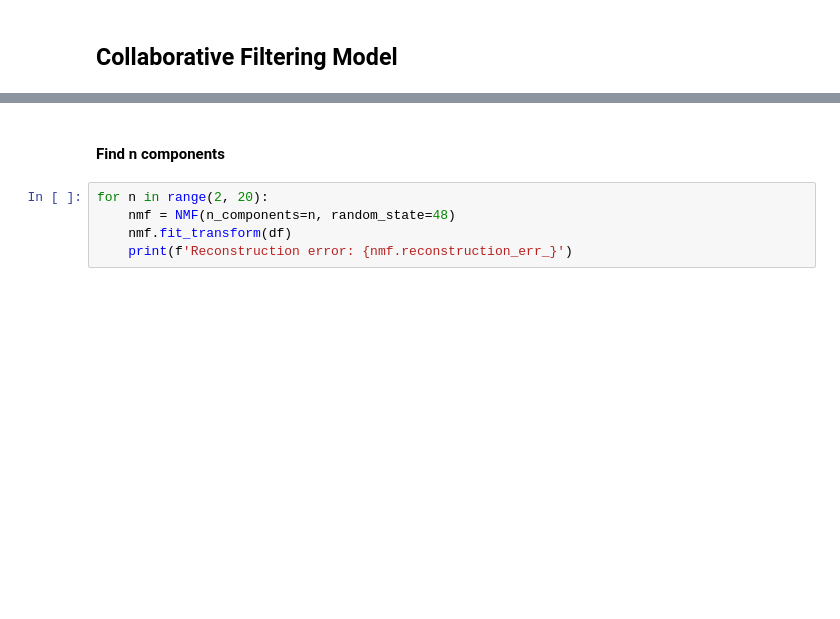
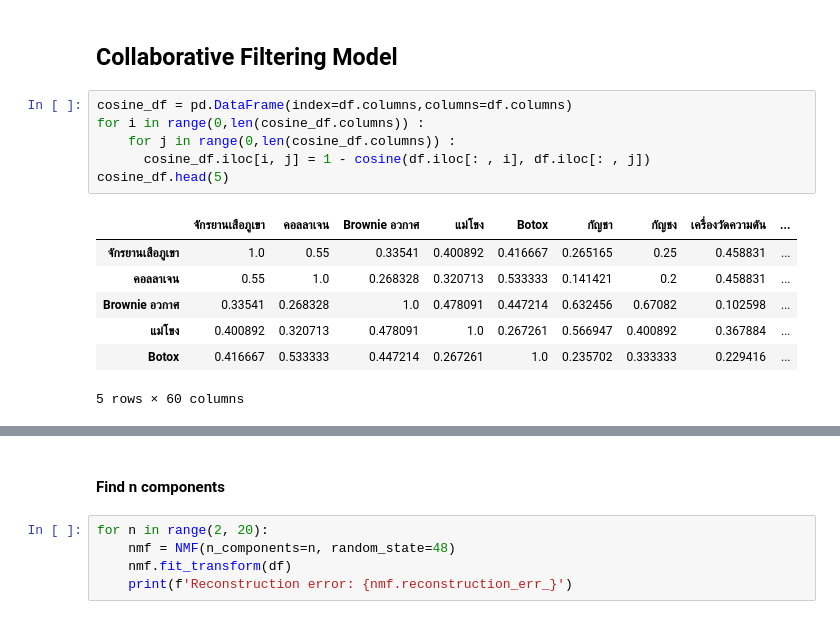
Before and after one commit to scriptkiid/BADS7105-CRM-analytics-and-intelligencece, a Jupyter notebook: Homework 07 – Product Recommendation/notebook.ipynb, the cells around one changed output, grey strips where cells are left out. Drawn from its saved outputs; the diff is of its cells as text; blank space fills up the shorter version.

```diff
--- a/Homework 07 – Product Recommendation/notebook.ipynb
+++ b/Homework 07 – Product Recommendation/notebook.ipynb
@@ -272,2 +278,16 @@ plt.show()
 # %% [markdown]
 ## Collaborative Filtering Model
+# %%
+cosine_df = pd.DataFrame(index=df.columns,columns=df.columns)
+for i in range(0,len(cosine_df.columns)) :
+    for j in range(0,len(cosine_df.columns)) :
+      cosine_df.iloc[i, j] = 1 - cosine(df.iloc[: , i], df.iloc[: , j])
+cosine_df.head(5)
+# %% [output]
+|  | จักรยานเสือภูเขา | คอลลาเจน | Brownie อวกาศ | แม่โขง | Botox | กัญชา | กัญชง | เครื่องวัดความดัน | ... |
+| จักรยานเสือภูเขา | 1.0 | 0.55 | 0.33541 | 0.400892 | 0.416667 | 0.265165 | 0.25 | 0.458831 | ... |
+| คอลลาเจน | 0.55 | 1.0 | 0.268328 | 0.320713 | 0.533333 | 0.141421 | 0.2 | 0.458831 | ... |
+| Brownie อวกาศ | 0.33541 | 0.268328 | 1.0 | 0.478091 | 0.447214 | 0.632456 | 0.67082 | 0.102598 | ... |
+| แม่โขง | 0.400892 | 0.320713 | 0.478091 | 1.0 | 0.267261 | 0.566947 | 0.400892 | 0.367884 | ... |
+| Botox | 0.416667 | 0.533333 | 0.447214 | 0.267261 | 1.0 | 0.235702 | 0.333333 | 0.229416 | ... |
+5 rows × 60 columns
```
Also changed, not shown: parts of 12 cells of this notebook.
